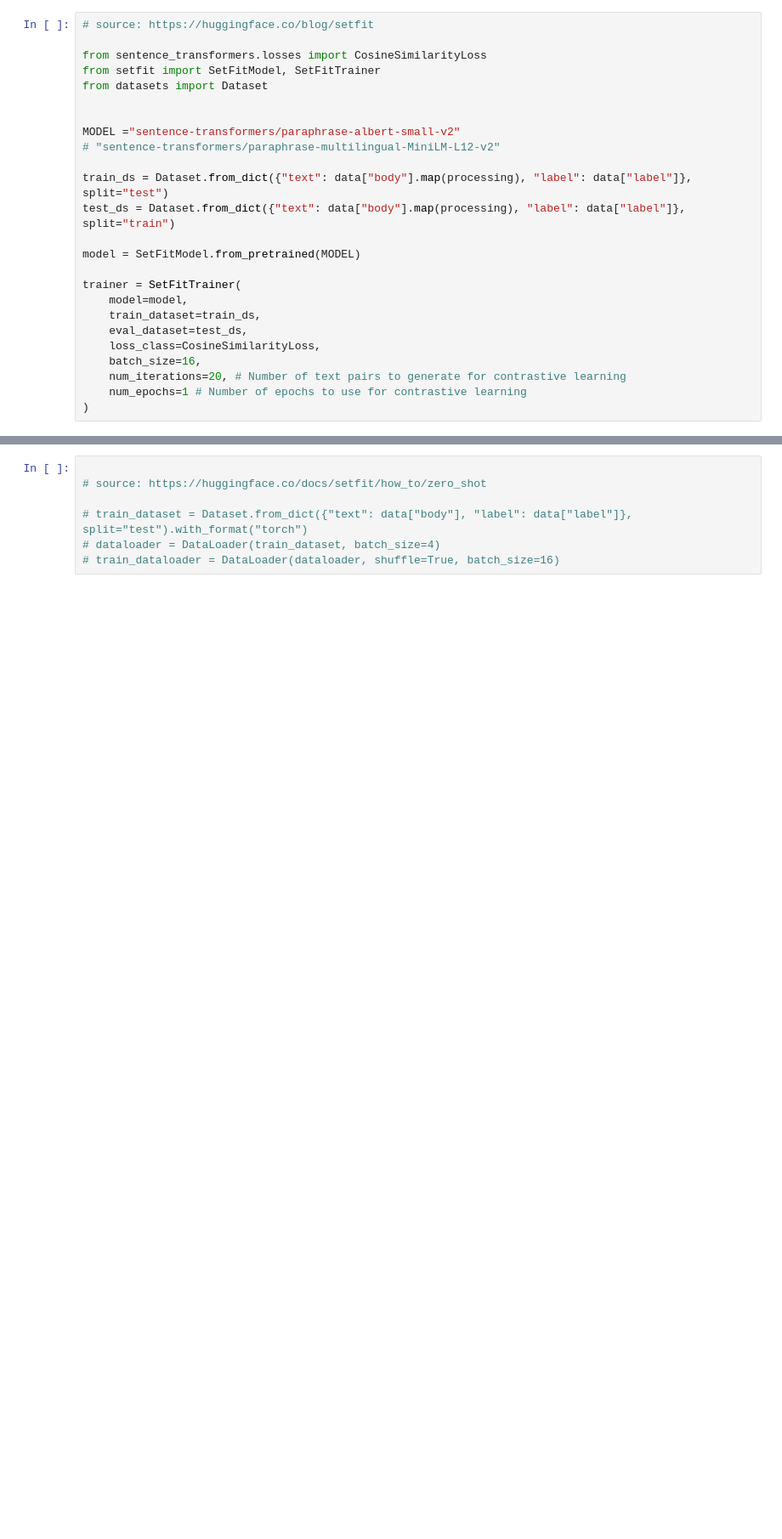
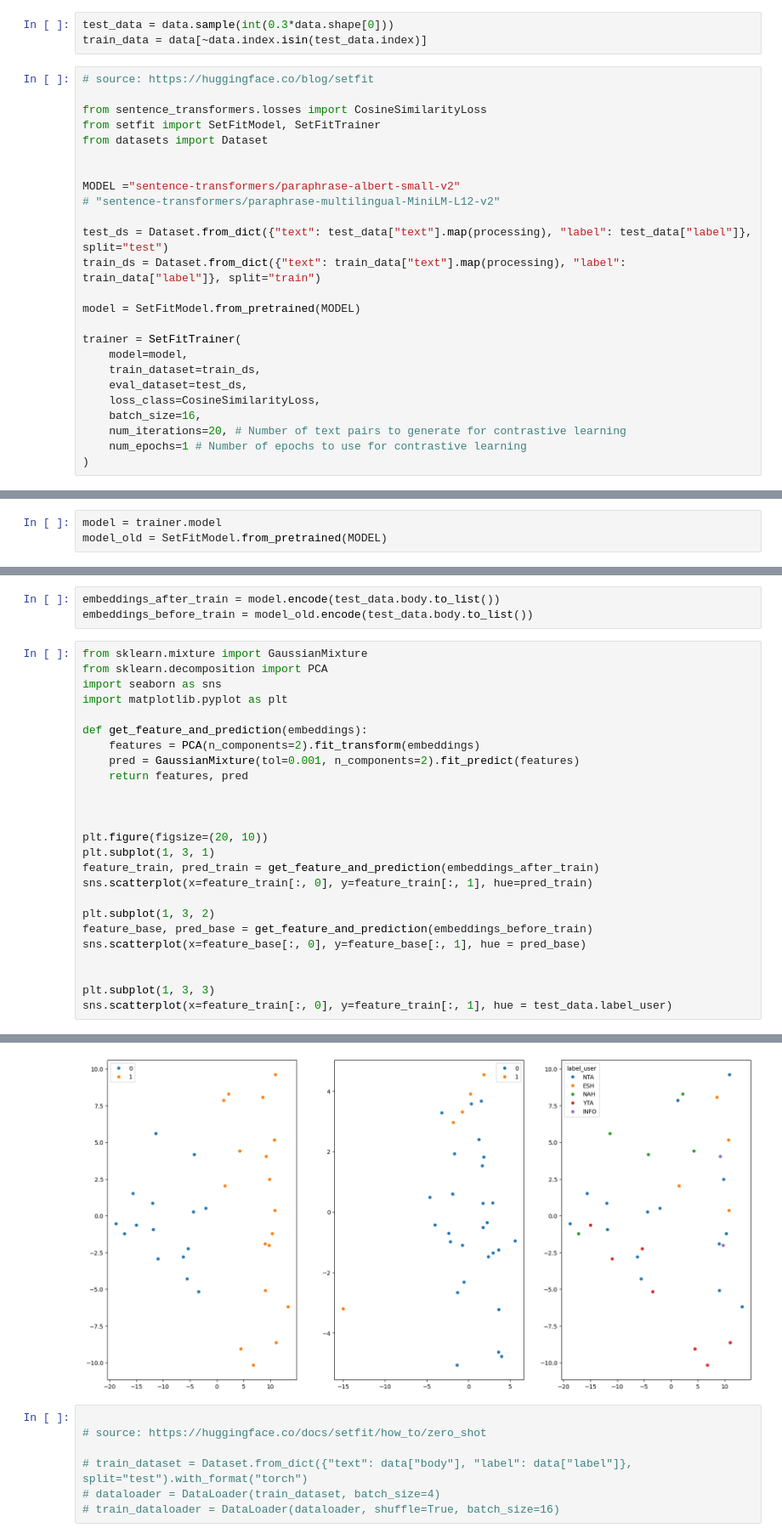
Before and after one commit to universmotion/AJIR, a Jupyter notebook: POC/2_TrainModel.ipynb, the cells around one changed output, grey strips where cells are left out. Shown at 85% size. Saved outputs shown, nothing was run; the diff lists cells and outputs as text; blank space fills up the shorter version.

Commit message:
ADD (viz result comparison old and new model)

```diff
--- a/POC/2_TrainModel.ipynb
+++ b/POC/2_TrainModel.ipynb
@@ -37,3 +44,6 @@ def processing(doc):
+# %%
+test_data = data.sample(int(0.3*data.shape[0]))
+train_data = data[~data.index.isin(test_data.index)]
 # %%
 # source: https://huggingface.co/blog/setfit
 
@@ -45,8 +55,8 @@ from datasets import Dataset
 MODEL ="sentence-transformers/paraphrase-albert-small-v2"
 # "sentence-transformers/paraphrase-multilingual-MiniLM-L12-v2"
 
-train_ds = Dataset.from_dict({"text": data["body"].map(processing), "label": data["label"]}, split="test")
-test_ds = Dataset.from_dict({"text": data["body"].map(processing), "label": data["label"]}, split="train")
+test_ds = Dataset.from_dict({"text": test_data["text"].map(processing), "label": test_data["label"]}, split="test")
+train_ds = Dataset.from_dict({"text": train_data["text"].map(processing), "label": train_data["label"]}, split="train")
 
 model = SetFitModel.from_pretrained(MODEL)
 
@@ -61,0 +94,3 @@ trainer = SetFitTrainer(
+# %%
+model = trainer.model
+model_old = SetFitModel.from_pretrained(MODEL)
@@ -61,0 +99,29 @@ trainer = SetFitTrainer(
+# %%
+embeddings_after_train = model.encode(test_data.body.to_list())
+embeddings_before_train = model_old.encode(test_data.body.to_list())
+# %%
+from sklearn.mixture import GaussianMixture
+from sklearn.decomposition import PCA
+import seaborn as sns
+import matplotlib.pyplot as plt
+
+def get_feature_and_prediction(embeddings):
+    features = PCA(n_components=2).fit_transform(embeddings)
+    pred = GaussianMixture(tol=0.001, n_components=2).fit_predict(features)
+    return features, pred
+
+
+
+plt.figure(figsize=(20, 10))
+plt.subplot(1, 3, 1)
+feature_train, pred_train = get_feature_and_prediction(embeddings_after_train)
+sns.scatterplot(x=feature_train[:, 0], y=feature_train[:, 1], hue=pred_train)
+
+plt.subplot(1, 3, 2)
+feature_base, pred_base = get_feature_and_prediction(embeddings_before_train)
+sns.scatterplot(x=feature_base[:, 0], y=feature_base[:, 1], hue = pred_base)
+
+
+plt.subplot(1, 3, 3)
+sns.scatterplot(x=feature_train[:, 0], y=feature_train[:, 1], hue = test_data.label_user)
+# %% [output]
@@ -62,3 +129,4 @@ trainer = SetFitTrainer(
+[figure, added]
 # %%
 
 # source: https://huggingface.co/docs/setfit/how_to/zero_shot
```
Also changed, not shown: parts of 8 cells of this notebook.
